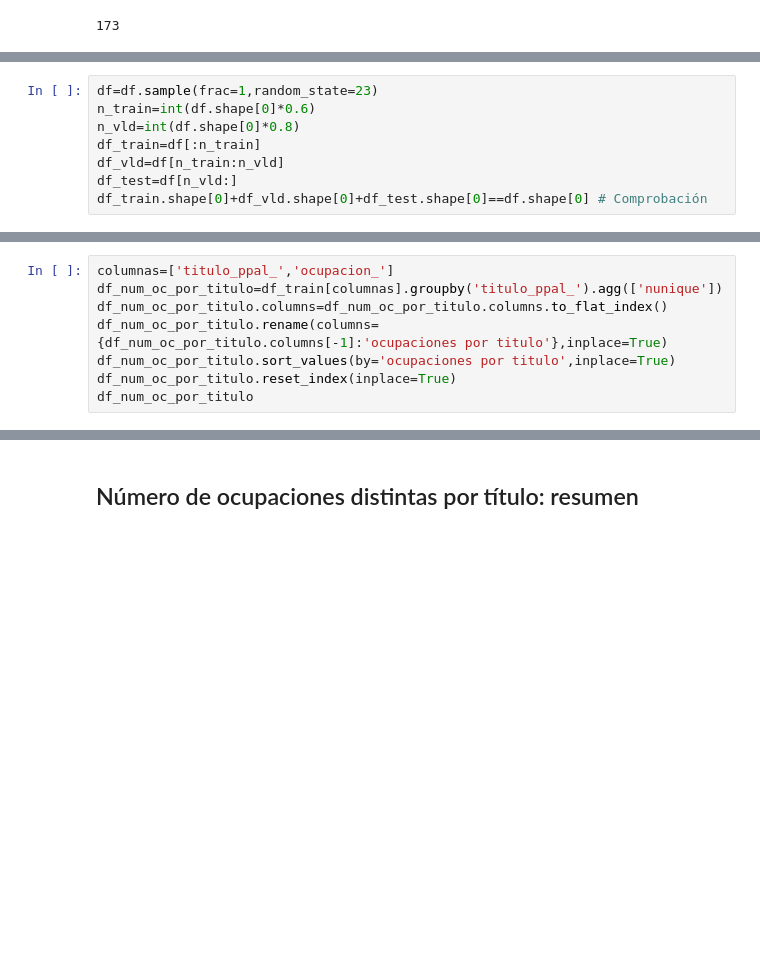
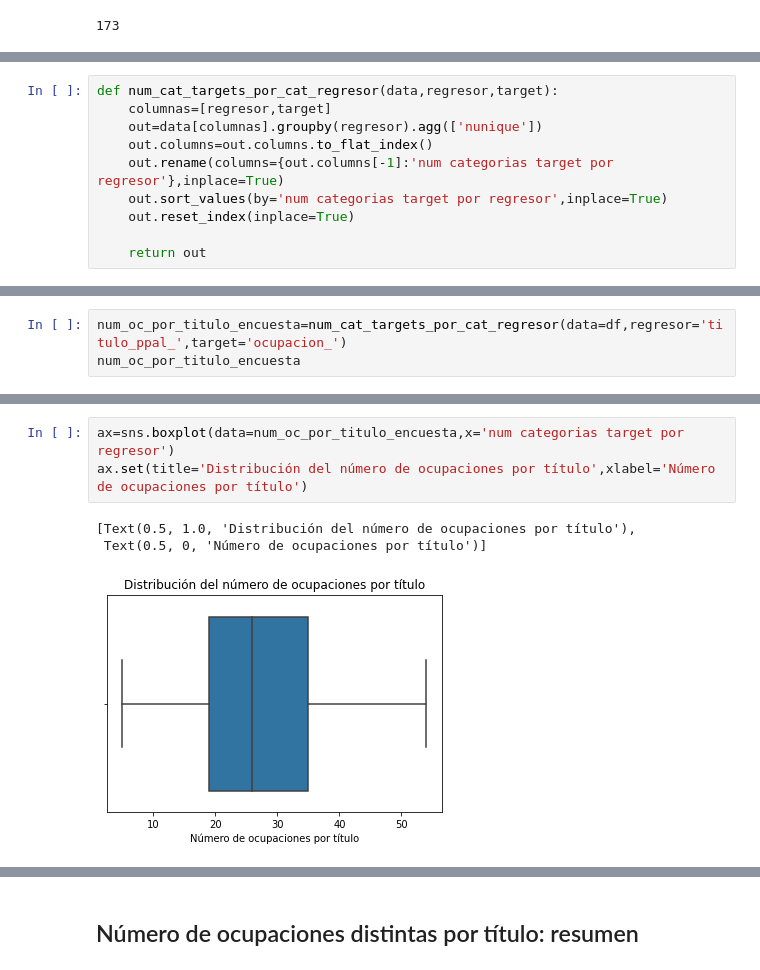
Before and after one commit to bdeotto/KSchool_TFM, a Jupyter notebook: naive_benchmark.ipynb, the cells around one changed output, grey strips where cells are left out. Saved outputs shown, nothing was run; the diff lists cells and outputs as text; blank space fills up the shorter version.

```diff
--- a/naive_benchmark.ipynb
+++ b/naive_benchmark.ipynb
@@ -80,8 +82,0 @@ Se separan los dataset de train, validación y test sin distinguir regresores y
-# %%
-df=df.sample(frac=1,random_state=23)
-n_train=int(df.shape[0]*0.6)
-n_vld=int(df.shape[0]*0.8)
-df_train=df[:n_train]
-df_vld=df[n_train:n_vld]
-df_test=df[n_vld:]
-df_train.shape[0]+df_vld.shape[0]+df_test.shape[0]==df.shape[0] # Comprobación
@@ -96,8 +105,10 @@ df_train.shape[0], df_vld.shape[0], df_test.shape[0]
 # %%
-columnas=['titulo_ppal_','ocupacion_']
-df_num_oc_por_titulo=df_train[columnas].groupby('titulo_ppal_').agg(['nunique'])
-df_num_oc_por_titulo.columns=df_num_oc_por_titulo.columns.to_flat_index()
-df_num_oc_por_titulo.rename(columns={df_num_oc_por_titulo.columns[-1]:'ocupaciones por titulo'},inplace=True)
-df_num_oc_por_titulo.sort_values(by='ocupaciones por titulo',inplace=True)
-df_num_oc_por_titulo.reset_index(inplace=True)
-df_num_oc_por_titulo
+def num_cat_targets_por_cat_regresor(data,regresor,target):
+    columnas=[regresor,target]
+    out=data[columnas].groupby(regresor).agg(['nunique'])
+    out.columns=out.columns.to_flat_index()
+    out.rename(columns={out.columns[-1]:'num categorias target por regresor'},inplace=True)
+    out.sort_values(by='num categorias target por regresor',inplace=True)
+    out.reset_index(inplace=True)
+
+    return out
@@ -117,0 +115,3 @@ df_num_oc_por_titulo
+# %%
+num_oc_por_titulo_encuesta=num_cat_targets_por_cat_regresor(data=df,regresor='titulo_ppal_',target='ocupacion_')
+num_oc_por_titulo_encuesta
@@ -117,0 +143,7 @@ df_num_oc_por_titulo
+# %%
+ax=sns.boxplot(data=num_oc_por_titulo_encuesta,x='num categorias target por regresor')
+ax.set(title='Distribución del número de ocupaciones por título',xlabel='Número de ocupaciones por título')
+# %% [output]
+[Text(0.5, 1.0, 'Distribución del número de ocupaciones por título'),
+ Text(0.5, 0, 'Número de ocupaciones por título')]
+[figure, added]
```
Also changed, not shown: parts of 79 cells of this notebook.
